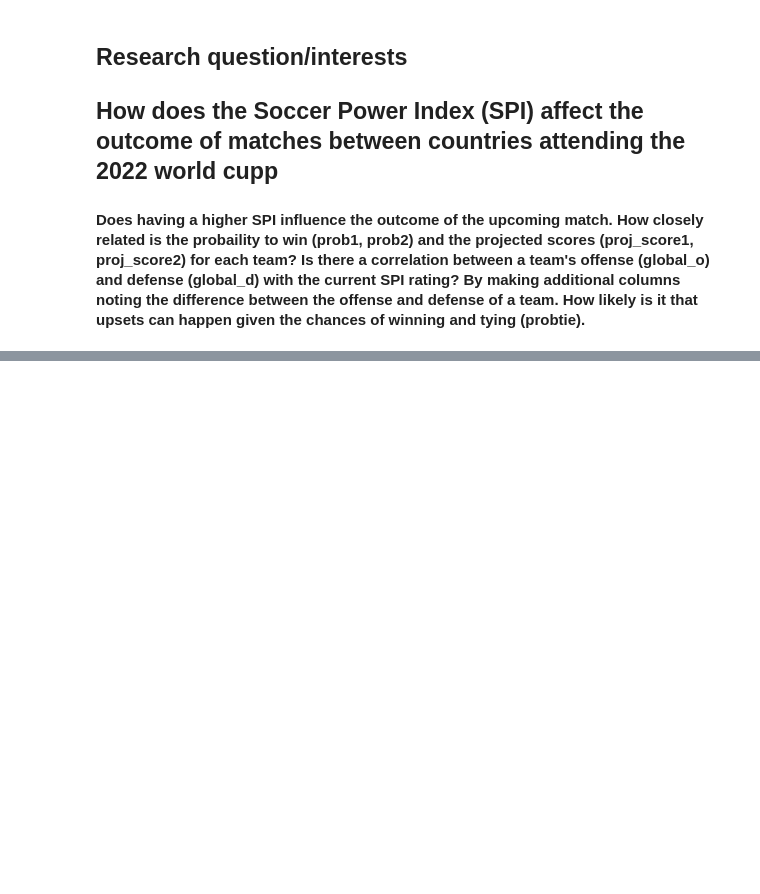
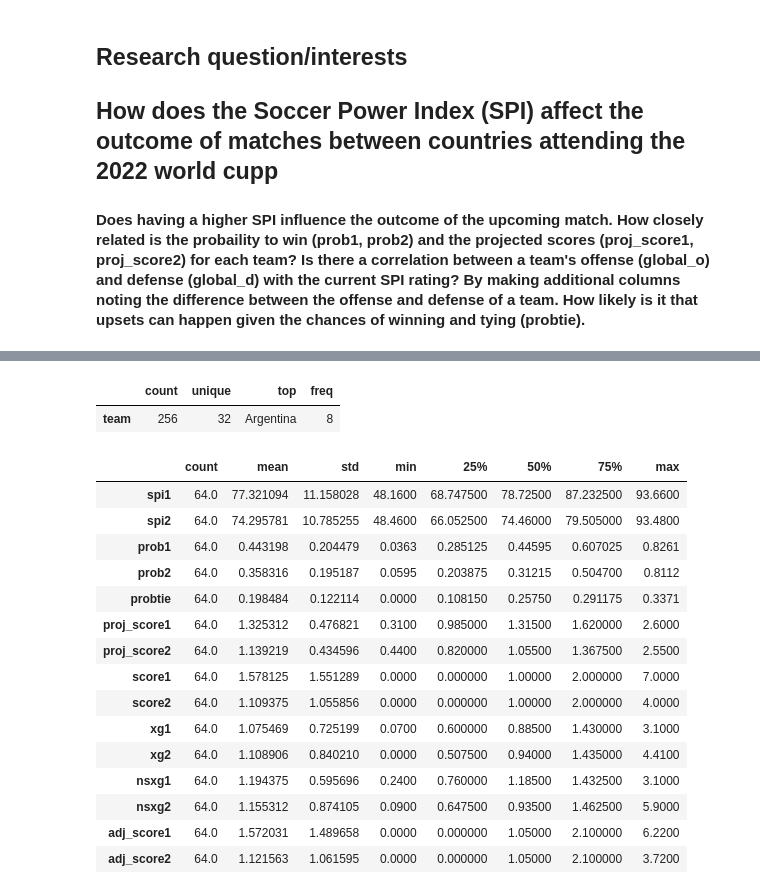
Before and after one commit to ubco-W2022T2-data301/project-group-group41, a Jupyter notebook: analysis/analysis1_Luis_Wen.ipynb, the cells around one changed output, grey strips where cells are left out. Saved outputs shown, nothing was run; the diff lists cells and outputs as text; code cells hidden in the pictures; blank space fills up the shorter version.

```diff
--- a/analysis/analysis1_Luis_Wen.ipynb
+++ b/analysis/analysis1_Luis_Wen.ipynb
@@ -20,0 +48,28 @@ dfPredictions.head()
+# %%
+dfP2.describe(exclude=np.number).T
+# An initial observation of of the filtered dataset is the unique teams attending the 2022 World Cup
+# %% [output]
+|  | count | unique | top | freq |
+| team | 256 | 32 | Argentina | 8 |
+# %%
+dfM2 = dfM.drop(columns=['league_id', 'league'])
+# Dropping columns like league, and league_id since they are 'extra'
+dfM2.describe(include=np.number).T
+# Simple summary of the dataframe
+# %% [output]
+|  | count | mean | std | min | 25% | 50% | 75% | max |
+| spi1 | 64.0 | 77.321094 | 11.158028 | 48.1600 | 68.747500 | 78.72500 | 87.232500 | 93.6600 |
+| spi2 | 64.0 | 74.295781 | 10.785255 | 48.4600 | 66.052500 | 74.46000 | 79.505000 | 93.4800 |
+| prob1 | 64.0 | 0.443198 | 0.204479 | 0.0363 | 0.285125 | 0.44595 | 0.607025 | 0.8261 |
+| prob2 | 64.0 | 0.358316 | 0.195187 | 0.0595 | 0.203875 | 0.31215 | 0.504700 | 0.8112 |
+| probtie | 64.0 | 0.198484 | 0.122114 | 0.0000 | 0.108150 | 0.25750 | 0.291175 | 0.3371 |
+| proj_score1 | 64.0 | 1.325312 | 0.476821 | 0.3100 | 0.985000 | 1.31500 | 1.620000 | 2.6000 |
+| proj_score2 | 64.0 | 1.139219 | 0.434596 | 0.4400 | 0.820000 | 1.05500 | 1.367500 | 2.5500 |
+| score1 | 64.0 | 1.578125 | 1.551289 | 0.0000 | 0.000000 | 1.00000 | 2.000000 | 7.0000 |
+| score2 | 64.0 | 1.109375 | 1.055856 | 0.0000 | 0.000000 | 1.00000 | 2.000000 | 4.0000 |
+| xg1 | 64.0 | 1.075469 | 0.725199 | 0.0700 | 0.600000 | 0.88500 | 1.430000 | 3.1000 |
+| xg2 | 64.0 | 1.108906 | 0.840210 | 0.0000 | 0.507500 | 0.94000 | 1.435000 | 4.4100 |
+| nsxg1 | 64.0 | 1.194375 | 0.595696 | 0.2400 | 0.760000 | 1.18500 | 1.432500 | 3.1000 |
+| nsxg2 | 64.0 | 1.155312 | 0.874105 | 0.0900 | 0.647500 | 0.93500 | 1.462500 | 5.9000 |
+| adj_score1 | 64.0 | 1.572031 | 1.489658 | 0.0000 | 0.000000 | 1.05000 | 2.100000 | 6.2200 |
+| adj_score2 | 64.0 | 1.121563 | 1.061595 | 0.0000 | 0.000000 | 1.05000 | 2.100000 | 3.7200 |
```
Also changed, not shown: parts of 4 cells of this notebook.
